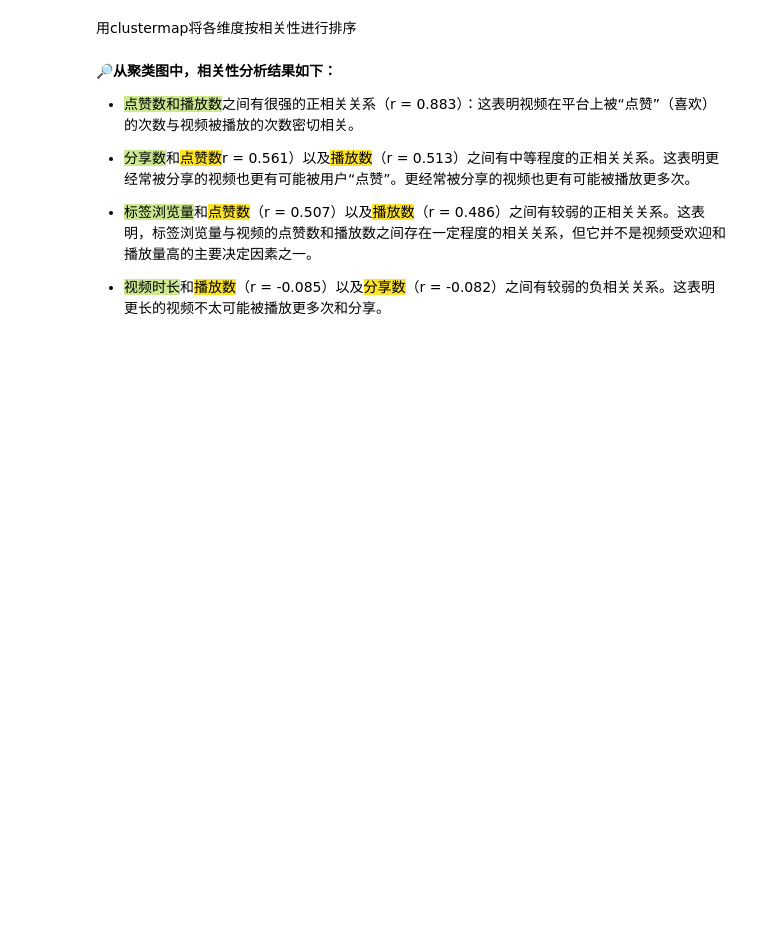
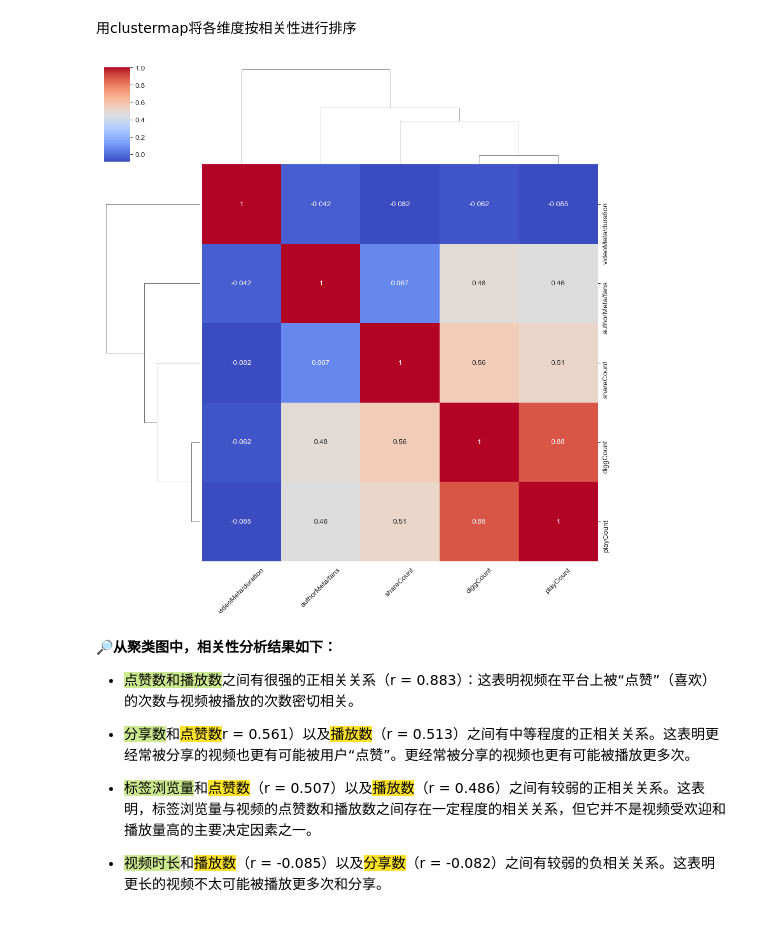
Before and after one commit to IAO210u/TikTok-Data-Analysis, a Jupyter notebook: TikTok-Analysis.ipynb, the cells around one changed output. Saved outputs shown, nothing was run; the diff lists cells and outputs as text; code cells hidden in the pictures; blank space fills up the shorter version.

Commit message:
Display plots in notebook

```diff
--- a/TikTok-Analysis.ipynb
+++ b/TikTok-Analysis.ipynb
@@ -350,7 +383,9 @@ ax.set_title('各指标空值情况');
 用clustermap将各维度按相关性进行排序
 # %%
 g = sns.clustermap(pd.concat([X, y], axis=1).corr(), annot=True, cmap='coolwarm')
-g.ax_heatmap.set_xticklabels(g.ax_heatmap.get_xticklabels(),rotation=0);
+g.ax_heatmap.set_xticklabels(g.ax_heatmap.get_xticklabels(),rotation=45);
+# %% [output]
+[figure, added]
 # %% [markdown]
 **🔎从聚类图中，相关性分析结果如下：**
 
```
Also changed, not shown: parts of 15 cells of this notebook.
